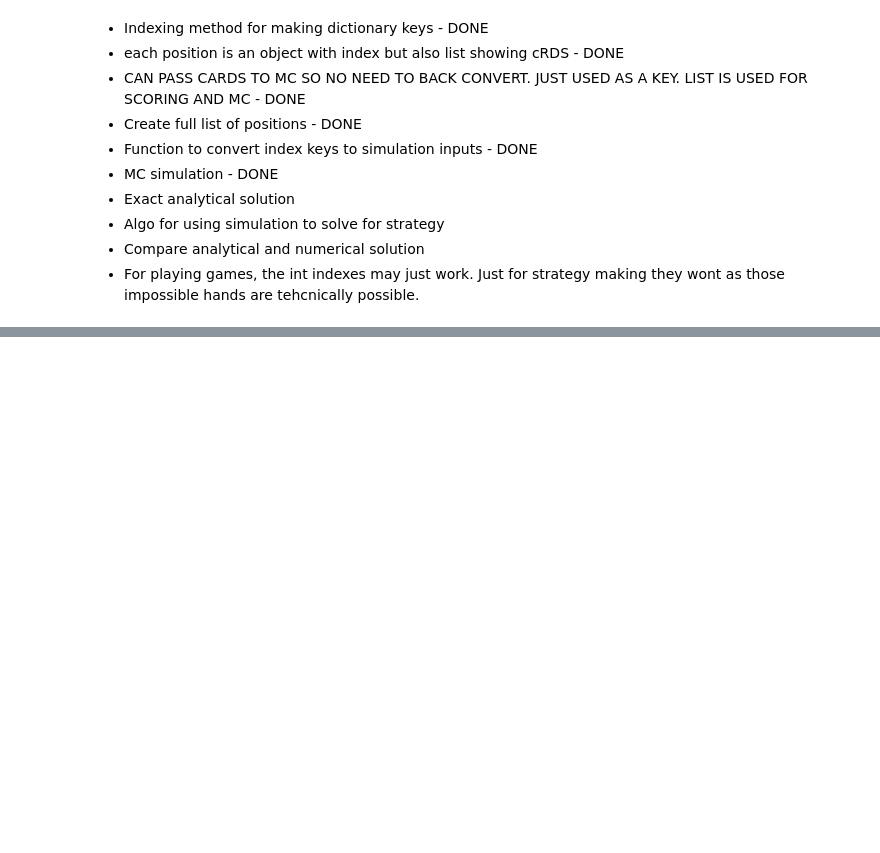
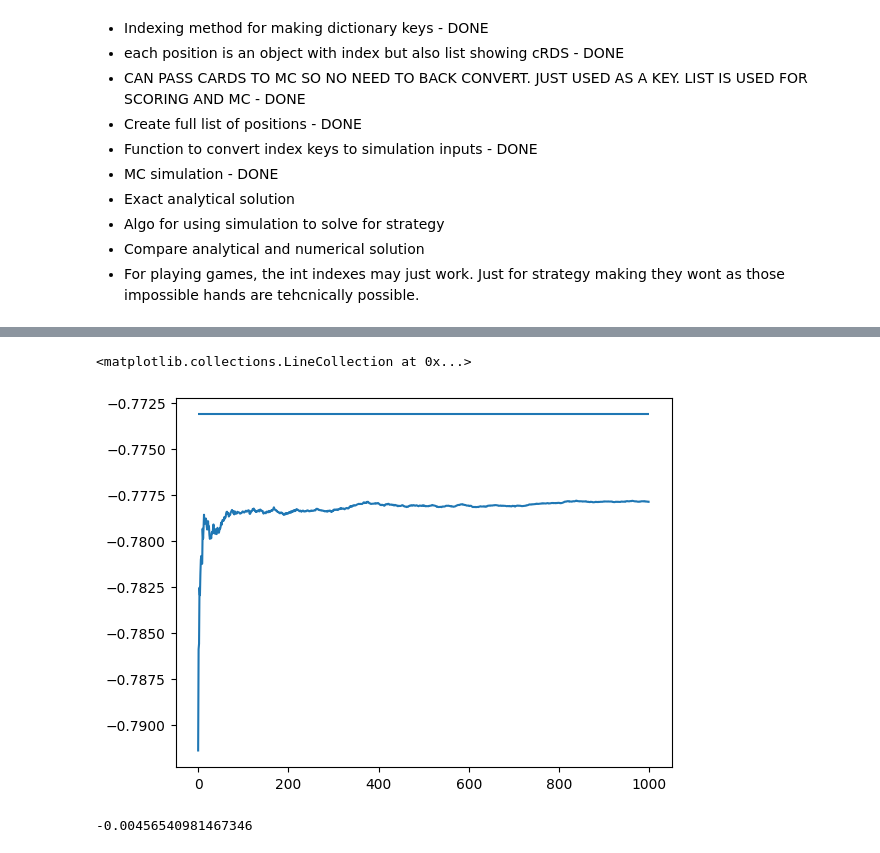
Before and after one commit to leongill1/Blackjack-Python, a Jupyter notebook: BlackjackP.ipynb, the cells around one changed output, grey strips where cells are left out. Drawn from its saved outputs; the diff is of its cells as text; code cells hidden in the pictures; blank space fills up the shorter version.

```diff
--- a/BlackjackP.ipynb
+++ b/BlackjackP.ipynb
@@ -72,5 +265,7 @@ def getPositions(decks = 1):
+# %%
+test = strategy.positions[11000000000002]
 # %%
-def simulateGames(position, number_games = 1000):#TODO
+def simulateGames2(position, number_games = 1000):#TODO
     player_wins, dealer_wins, ties = 0, 0, 0
     dealer_card = position.dealer_face
     player_score = position.score
@@ -104,4 +299,4 @@ def simulateGames(position, number_games = 1000):#TODO
             dealer_wins += 1
 
         number_games -= 1
-    return (player_wins - dealer_wins)/(player_wins + dealer_wins + ties)
+    return [player_wins, dealer_wins, ties]
@@ -138,0 +303,17 @@ class Strategy:
+# %%
+final = []
+running = np.array([0, 0, 0])
+for i in range(1000):
+    output = simulateGames2(test, 10000)
+    running = running + np.array(output)
+    final.append((running[0] - running[1])/sum(running))
+# %%
+plt.plot(final)
+plt.hlines(y = test.analytic_stick_probability, xmin = 0, xmax = 1000)
+# %% [output]
+<matplotlib.collections.LineCollection at 0x...>
+[figure, added]
+# %%
+final[-1] - test.analytic_stick_probability
+# %% [output]
+-0.00456540981467346
```
Also changed, not shown: parts of 24 cells of this notebook.
